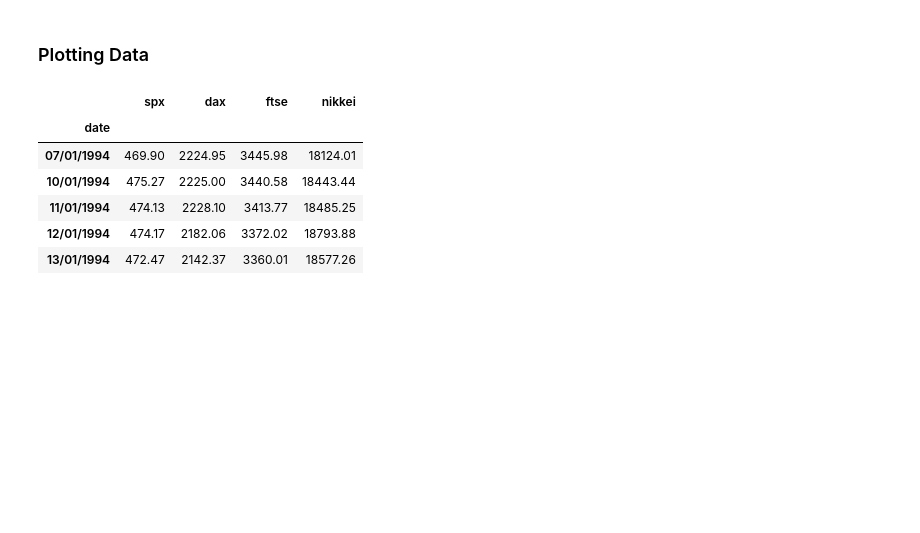
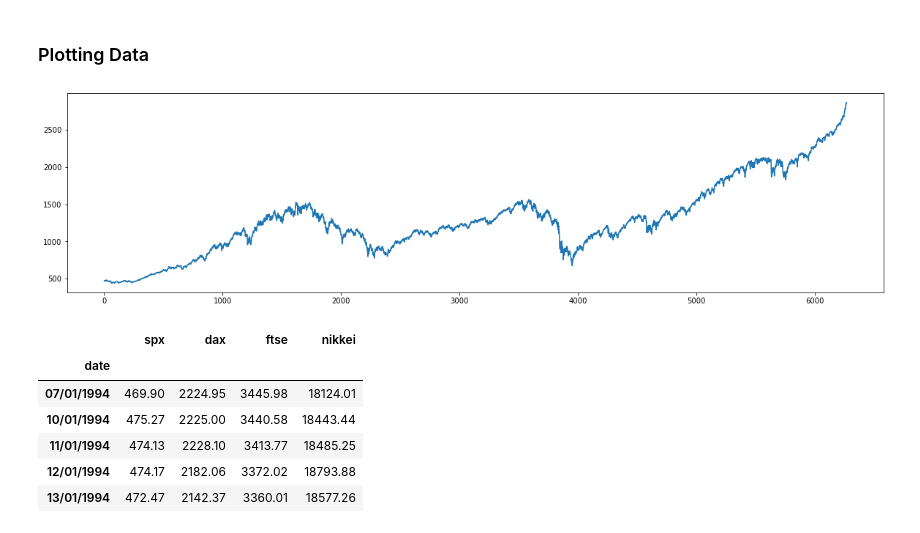
Before and after one commit to ThaliSug/studying, a Jupyter notebook: TimeSeries/TimeSeries - 01_Colecting_Cleaning_data.ipynb, the cells around one changed output. Saved outputs shown, nothing was run; the diff lists cells and outputs as text; code cells hidden in the pictures; blank space fills up the shorter version.

```diff
--- a/TimeSeries/TimeSeries - 01_Colecting_Cleaning_data.ipynb
+++ b/TimeSeries/TimeSeries - 01_Colecting_Cleaning_data.ipynb
@@ -102 +129,5 @@ df_comp.spx.isna().sum()
+# %%
+df_comp.spx.plot(figsize=(20,5));
+# %% [output]
+[figure, added]
 # %%
```
Also changed, not shown: parts of 41 cells of this notebook.
